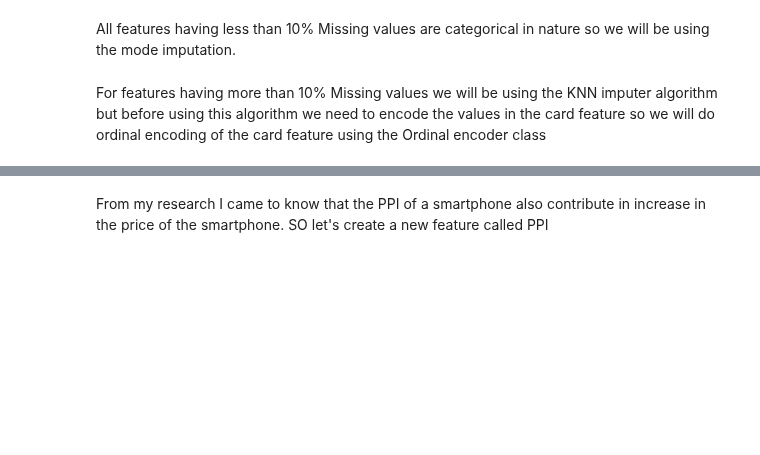
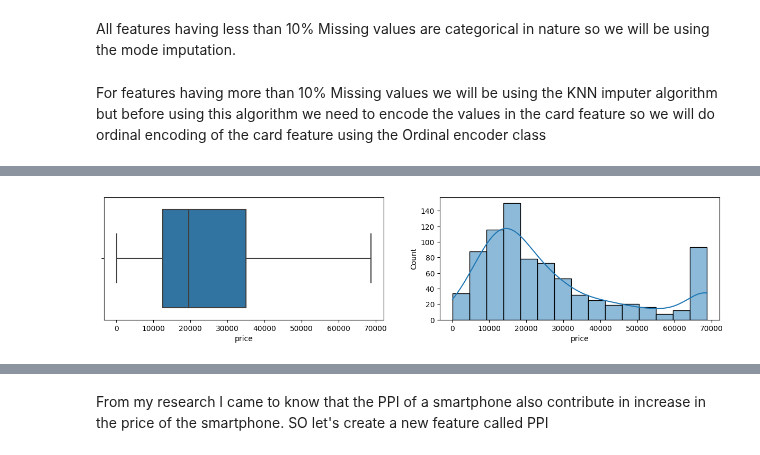
Before and after one commit to yuvraaj2002/AI_Projects, a Jupyter notebook: Smartphone_Price_Prediction/Code.ipynb, the cells around one changed output, grey strips where cells are left out. Cells and saved outputs as stored; diff of their text form; code cells hidden in the pictures; blank space fills up the shorter version.

```diff
--- a/Smartphone_Price_Prediction/Code.ipynb
+++ b/Smartphone_Price_Prediction/Code.ipynb
@@ -416,0 +415,24 @@ temp_df.head(4)
+# %%
+# To deal with outilers we will cap the outliers with Upper limit.
+def find_limits(series):
+    q1 = series.quantile(0.25)
+    q3 = series.quantile(0.75)
+    IQR = q3-q1
+    Upper_lmt = q3 + 1.5 * IQR
+    Lower_lmt = q1 - 1.5 * IQR
+    return (Upper_lmt,Lower_lmt)
+# %%
+Ul,Ll = find_limits(temp_df['price'])
+
+# Capping the outliers
+temp_df['price'] = np.where(temp_df['price'] > Ul,Ul,
+                            np.where(temp_df['price'] < Ll,Ll,temp_df['price']))
+# %%
+# Let's visualize outliers
+fig,ax = plt.subplots(1,2,figsize = (15,3))
+
+sns.boxplot(x = temp_df['price'],ax = ax[0])
+sns.histplot(x = temp_df['price'],ax = ax[1],kde=True)
+plt.show()
+# %% [output]
+[figure, added]
```
Also changed, not shown: parts of 18 cells of this notebook.
